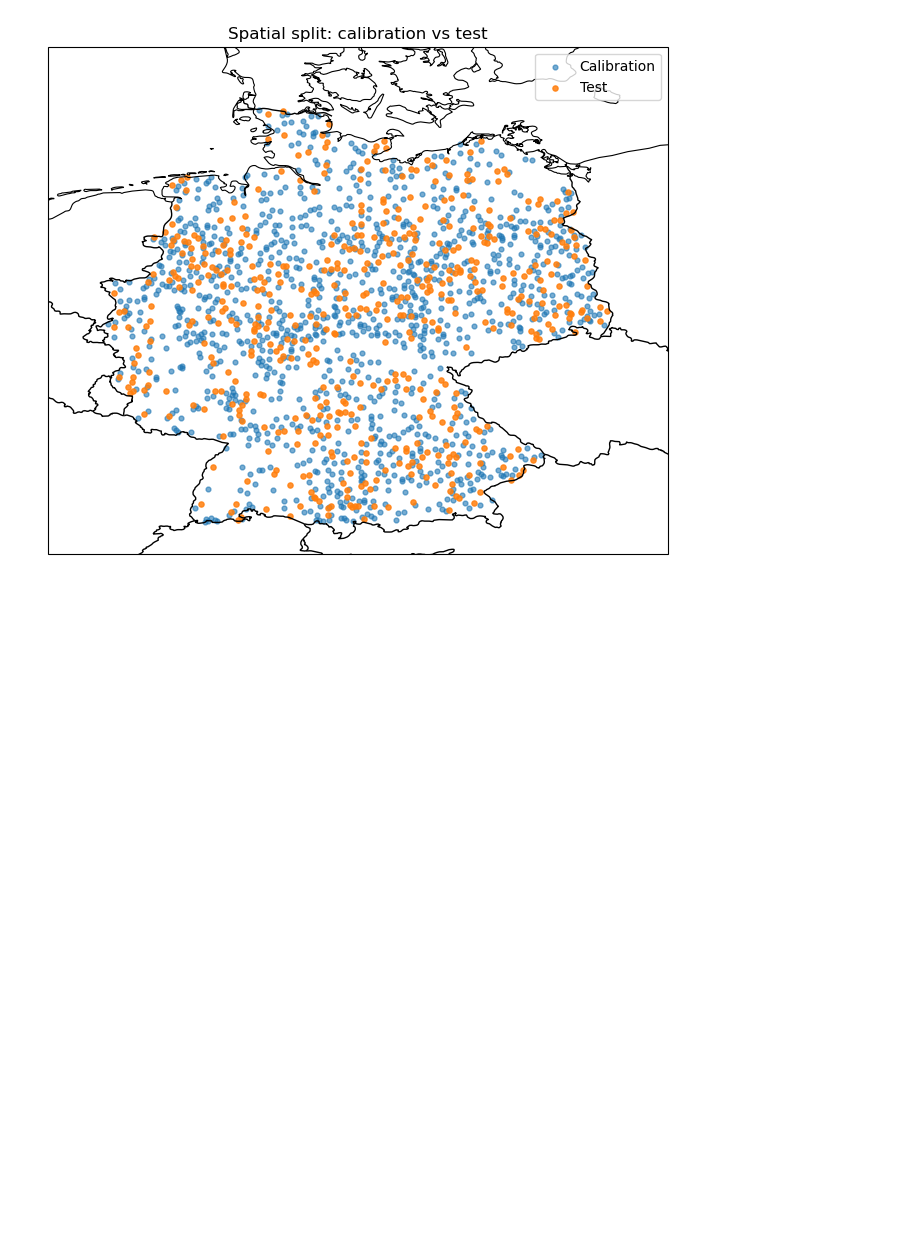
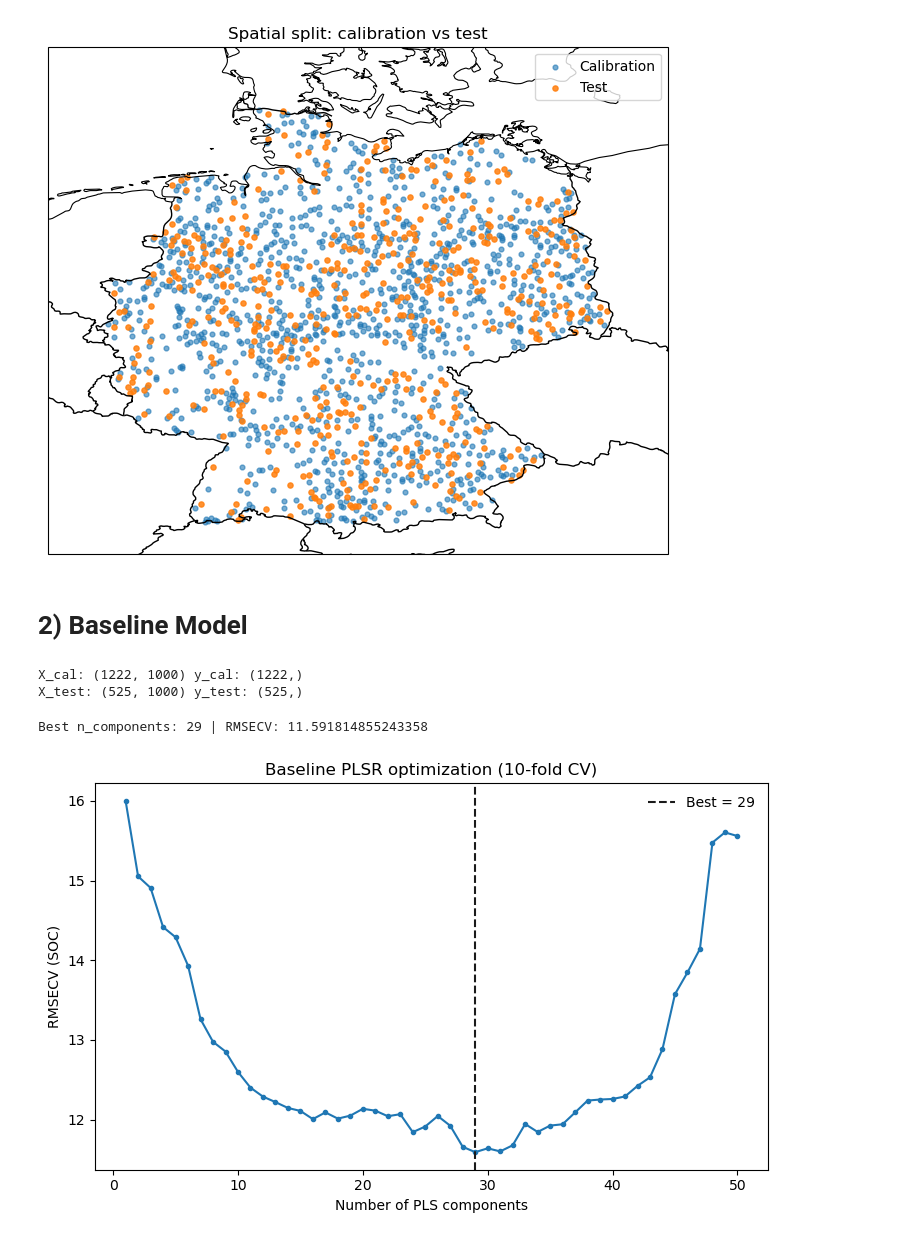
Before and after one commit to patricemahlau/Spec_Report, a Jupyter notebook: Report_Spectrosocpy.ipynb, the cells around one changed output. Drawn from its saved outputs; the diff is of its cells as text; code cells hidden in the pictures; blank space fills up the shorter version.

Commit message:
add differnet models

```diff
--- a/Report_Spectrosocpy.ipynb
+++ b/Report_Spectrosocpy.ipynb
@@ -374,3 +449,5 @@ plt.tight_layout()
 plt.show()
 # %% [output]
 [figure]
+# %% [markdown]
+# 2) Baseline Model
@@ -376,0 +541,38 @@ plt.show()
+# %%
+# Cell 2 — Build X/y (spectra only) from your fixed split
+wl_cols = sorted([c for c in df_base.columns if c.isdigit()], key=int)
+
+X_cal = df_cal[wl_cols].to_numpy(dtype=float)
+y_cal = df_cal["SOC"].to_numpy(dtype=float)
+
+X_test = df_test[wl_cols].to_numpy(dtype=float)
+y_test = df_test["SOC"].to_numpy(dtype=float)
+
+print("X_cal:", X_cal.shape, "y_cal:", y_cal.shape)
+print("X_test:", X_test.shape, "y_test:", y_test.shape)
+# %% [output]
+X_cal: (1222, 1000) y_cal: (1222,)
+X_test: (525, 1000) y_test: (525,)
+# %%
+# Cell 3 — Internal optimization (10-fold CV on calibration) using a Pipeline (no leakage)
+SEED = 42
+cv = KFold(n_splits=10, shuffle=True, random_state=SEED)
+
+max_components = 50
+rmsecv = []
+
+for n_comp in range(1, max_components + 1):
+    pipe = Pipeline([
+        ("scaler", StandardScaler()),            # scaling learned inside each CV split
+        ("pls", PLSRegression(n_components=n_comp, scale=False))  # avoid double scaling
+    ])
+    y_cv = cross_val_predict(pipe, X_cal, y_cal, cv=cv).ravel()
+    rmsecv.append(compute_metrics(y_cal, y_cv)["RMSE"])
+
+best_n = int(np.argmin(rmsecv) + 1)
+print("Best n_components:", best_n, "| RMSECV:", rmsecv[best_n - 1])
+
+plot_rmsecv_curve(rmsecv, best_n, title="Baseline PLSR optimization (10-fold CV)")
+# %% [output]
+Best n_components: 29 | RMSECV: 11.591814855243358
+[figure, added]
```
Also changed, not shown: parts of 18 cells of this notebook.
